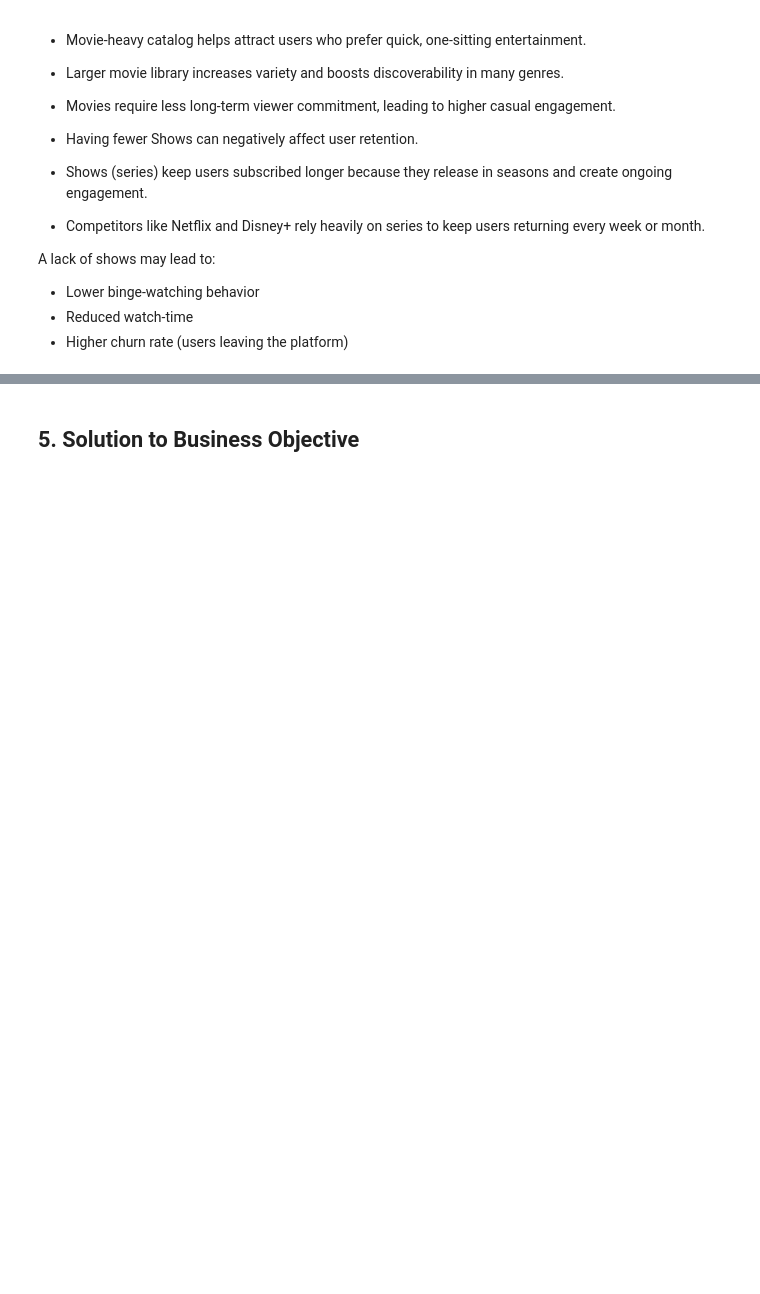
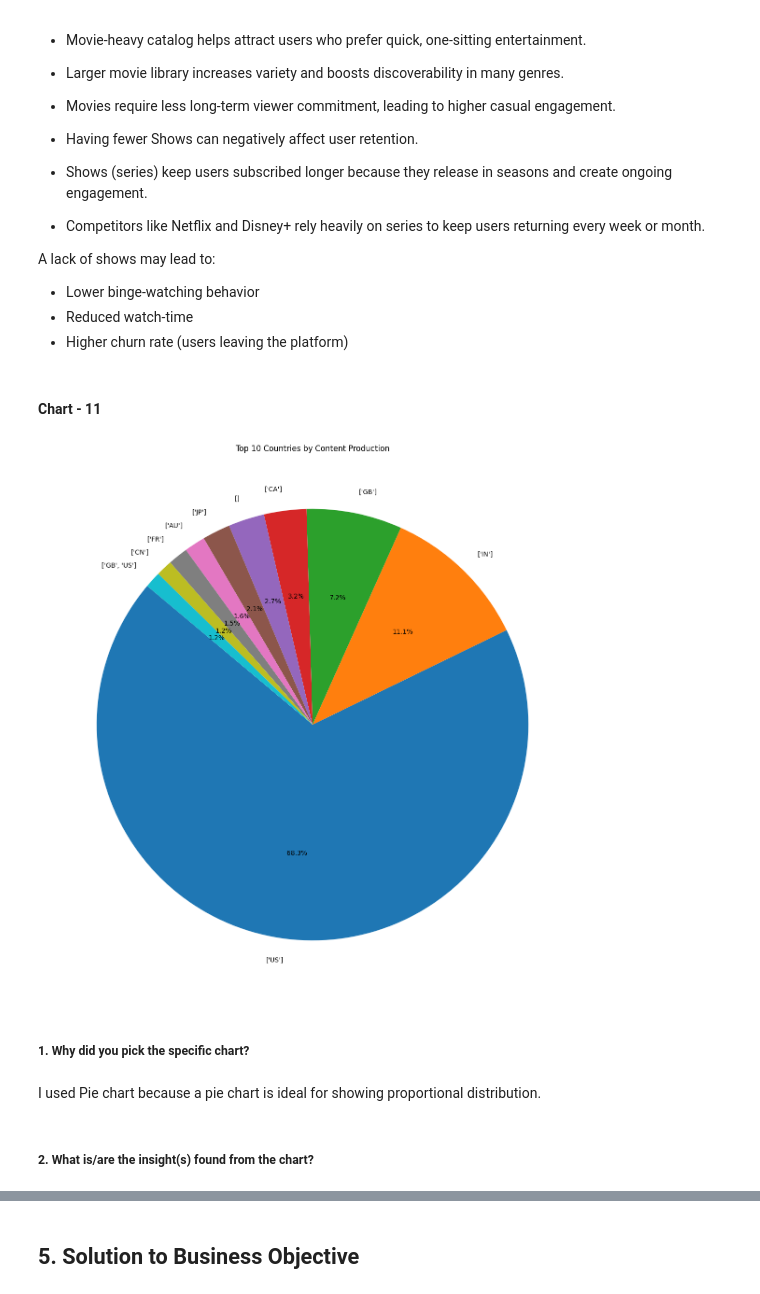
Before and after one commit to Rupeshyadv/AmazonPrime_EDA-, a Jupyter notebook: amazon_prime.ipynb, the cells around one changed output, grey strips where cells are left out. Drawn from its saved outputs; the diff is of its cells as text; code cells hidden in the pictures; blank space fills up the shorter version.

Commit message:
added readme.md and pie chart

```diff
--- a/Sample_EDA_Submission_Template.ipynb
+++ b/amazon_prime.ipynb
@@ -1098,3 +1098,23 @@ A lack of shows may lead to:
 - Lower binge-watching behavior
 - Reduced watch-time
 - Higher churn rate (users leaving the platform)
+# %% [markdown]
+#### Chart - 11
+# %%
+# Country wise production
+# Goal -> Analyze content production by country
+
+# pie chart
+country_counts = merged_df['production_countries'].value_counts().head(10)
+plt.figure(figsize=(15,15))
+plt.pie(country_counts, labels=country_counts.index, autopct='%1.1f%%', startangle=140)
+plt.title("Top 10 Countries by Content Production")
+plt.show()
+# %% [output]
+[figure, added]
+# %% [markdown]
+##### 1. Why did you pick the specific chart?
+# %% [markdown]
+I used Pie chart because a pie chart is ideal for showing proportional distribution.
+# %% [markdown]
+##### 2. What is/are the insight(s) found from the chart?
```
Also changed, not shown: parts of 3 cells of this notebook, 1 other file.
